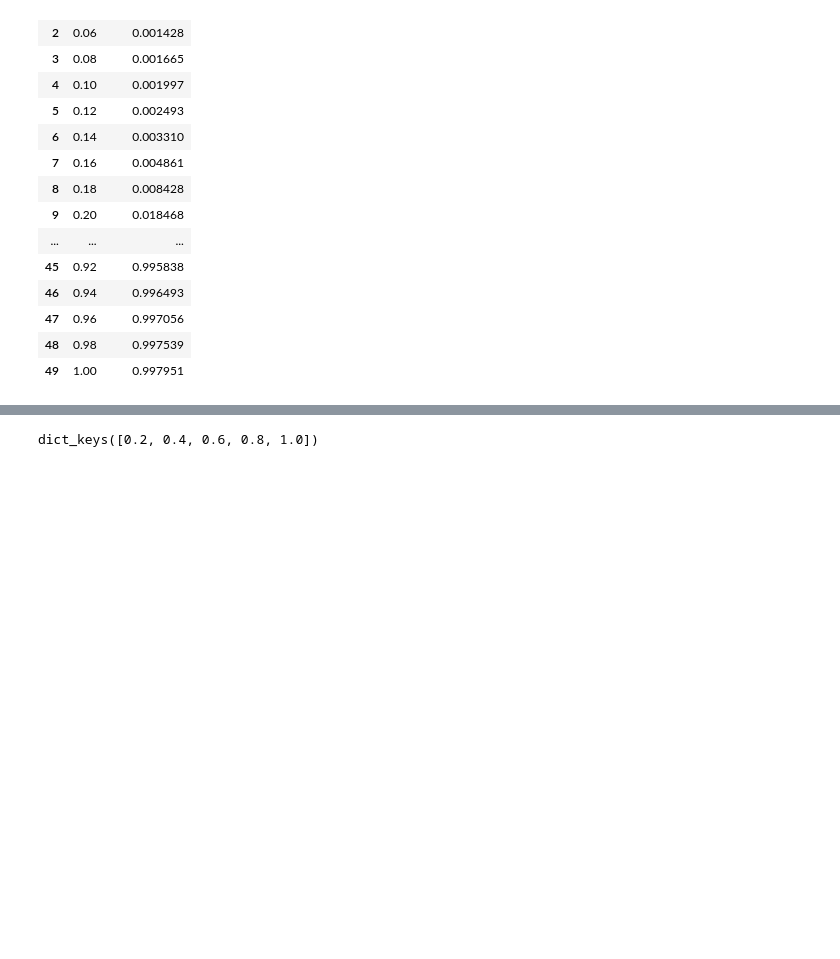
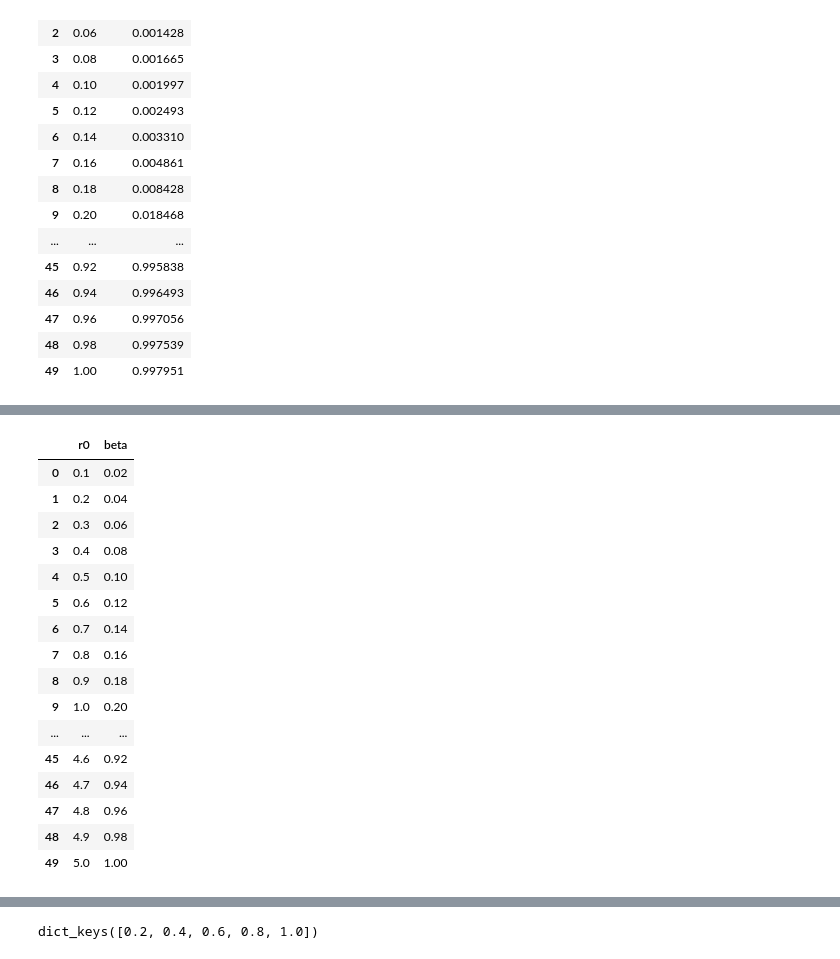
Before and after one commit to mr-devs/mean_field_quals, a Jupyter notebook: notebooks/2022-07-11__first-problem-set.ipynb, the cells around one changed output, grey strips where cells are left out. Cells and saved outputs as stored; diff of their text form; code cells hidden in the pictures; blank space fills up the shorter version.

```diff
--- a/notebooks/2022-07-11__first-problem-set.ipynb
+++ b/notebooks/2022-07-11__first-problem-set.ipynb
@@ -145,5 +152,25 @@ total_frame
 # %%
 r0frames = pd.DataFrame(r0s_, columns=['r0', 'beta'])
+# %%
+r0frames
+# %% [output]
+|  | r0 | beta |
+| 0 | 0.1 | 0.02 |
+| 1 | 0.2 | 0.04 |
+| 2 | 0.3 | 0.06 |
+| 3 | 0.4 | 0.08 |
+| 4 | 0.5 | 0.10 |
+| 5 | 0.6 | 0.12 |
+| 6 | 0.7 | 0.14 |
+| 7 | 0.8 | 0.16 |
+| 8 | 0.9 | 0.18 |
+| 9 | 1.0 | 0.20 |
+| ... | ... | ... |
+| 45 | 4.6 | 0.92 |
+| 46 | 4.7 | 0.94 |
+| 47 | 4.8 | 0.96 |
+| 48 | 4.9 | 0.98 |
+| 49 | 5.0 | 1.00 |
 # %%
 beta_val = np.round(r0frames[r0frames['r0'] > 1]['beta'].min(), 2)
 
```
Also changed, not shown: parts of 14 cells of this notebook, 1 other file.
